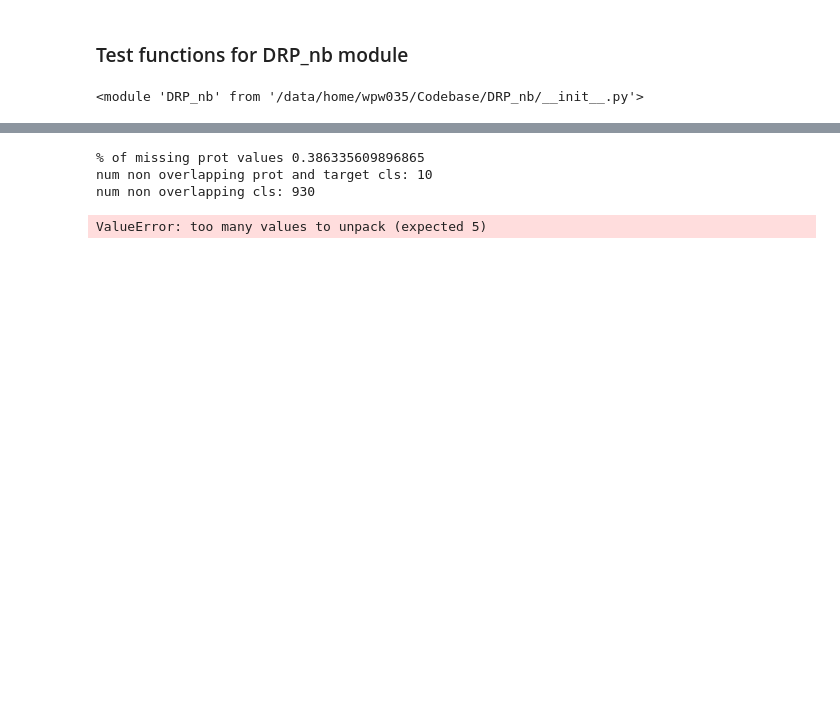
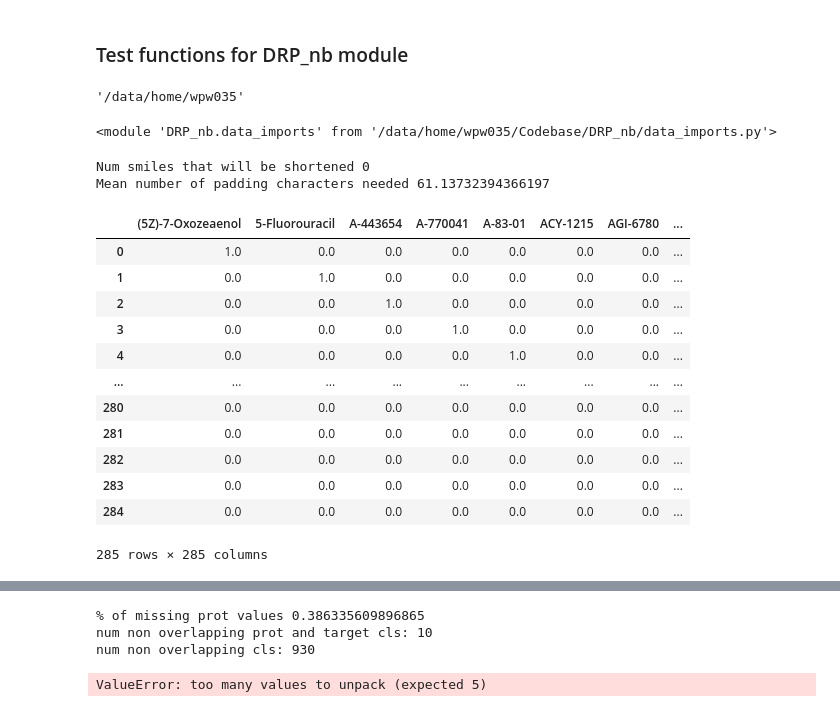
Before and after one commit to Nik-BB/Codebase, a Jupyter notebook: Tests_funcs_for_DRP_nb.ipynb, the cells around one changed output, grey strips where cells are left out. Cells and saved outputs as stored; diff of their text form; code cells hidden in the pictures; blank space fills up the shorter version.

```diff
--- a/Tests_funcs_for_DRP_nb.ipynb
+++ b/Tests_funcs_for_DRP_nb.ipynb
@@ -6,7 +7,17 @@ import DRP_nb
+# %%
+os.path.dirname(os.getcwd())
+# %% [output]
+'/data/home/wpw035'
 # %%
 import DRP_nb.data_imports
 #from DRP_nb import data_imports
 # %%
-reload(DRP_nb)
+reload(DRP_nb.data_imports)
 # %% [output]
-<module 'DRP_nb' from '/data/home/wpw035/Codebase/DRP_nb/__init__.py'>
+<module 'DRP_nb.data_imports' from '/data/home/wpw035/Codebase/DRP_nb/data_imports.py'>
+# %%
+#input phos prot rna (ppr) data
+inp_ppr = DRP_nb.data_imports.DrpInputData(omic_types=['phos'], drug_rep='smile')
+# %% [output]
+Num smiles that will be shortened 0
+Mean number of padding characters needed 61.13732394366197
@@ -12,0 +27,16 @@ reload(DRP_nb)
+# %%
+inp_ppr.marker_drugs
+# %% [output]
+|  | (5Z)-7-Oxozeaenol | 5-Fluorouracil | A-443654 | A-770041 | A-83-01 | ACY-1215 | AGI-6780 | ... |
+| 0 | 1.0 | 0.0 | 0.0 | 0.0 | 0.0 | 0.0 | 0.0 | ... |
+| 1 | 0.0 | 1.0 | 0.0 | 0.0 | 0.0 | 0.0 | 0.0 | ... |
+| 2 | 0.0 | 0.0 | 1.0 | 0.0 | 0.0 | 0.0 | 0.0 | ... |
+| 3 | 0.0 | 0.0 | 0.0 | 1.0 | 0.0 | 0.0 | 0.0 | ... |
+| 4 | 0.0 | 0.0 | 0.0 | 0.0 | 1.0 | 0.0 | 0.0 | ... |
+| ... | ... | ... | ... | ... | ... | ... | ... | ... |
+| 280 | 0.0 | 0.0 | 0.0 | 0.0 | 0.0 | 0.0 | 0.0 | ... |
+| 281 | 0.0 | 0.0 | 0.0 | 0.0 | 0.0 | 0.0 | 0.0 | ... |
+| 282 | 0.0 | 0.0 | 0.0 | 0.0 | 0.0 | 0.0 | 0.0 | ... |
+| 283 | 0.0 | 0.0 | 0.0 | 0.0 | 0.0 | 0.0 | 0.0 | ... |
+| 284 | 0.0 | 0.0 | 0.0 | 0.0 | 0.0 | 0.0 | 0.0 | ... |
+285 rows × 285 columns
```
Also changed, not shown: parts of 10 cells of this notebook, 1 other file.
